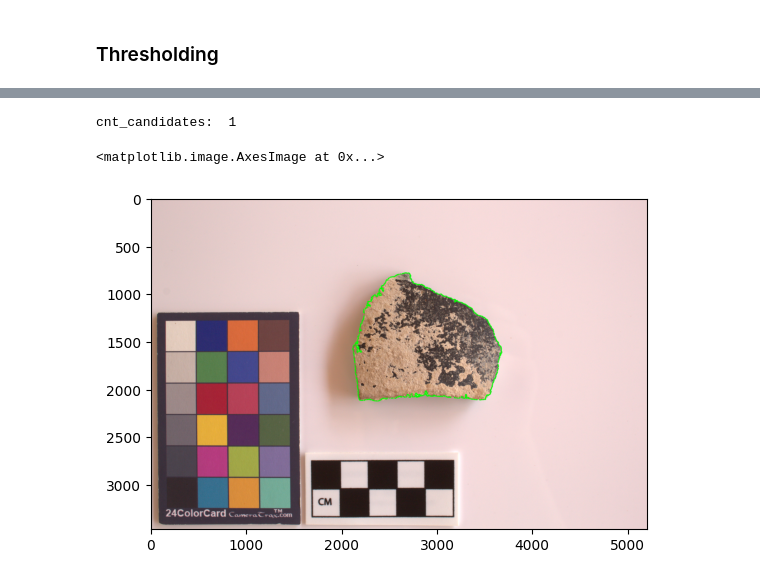
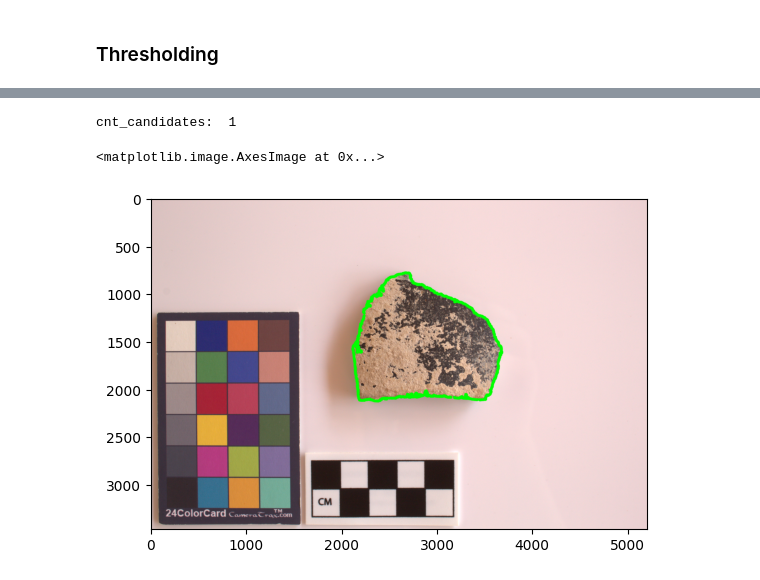
Before and after one commit to FYP-2024-CV-in-Archeology/CV-in-Archeology, a Jupyter notebook: notebooks/Cropping.ipynb, the cells around one changed output, grey strips where cells are left out. Drawn from its saved outputs; the diff is of its cells as text; code cells hidden in the pictures.

```diff
--- a/notebooks/Cropping.ipynb
+++ b/notebooks/Cropping.ipynb
@@ -179,7 +201,6 @@ def getSherdCntByCircularity(cnts):
         if validCnt(cnt):
             area = cv.contourArea(cnt)
             perimeter = cv.arcLength(cnt, True)
-            circularity = 4*math.pi*(area/perimeter**2)
             _,_,w,h = cv.boundingRect(cnt)
             rect_area = w*h
             extent = float(area)/rect_area
@@ -188,23 +209,23 @@ def getSherdCntByCircularity(cnts):
 
     return candidates
 # %%
-if detect24Checker(img.copy(), cv.mcc.CCheckerDetector_create()):
-    thresholded = images_processed[3]
-else:
-    thresholded = images_processed[2]
+# if detect24Checker(img.copy(), cv.mcc.CCheckerDetector_create()):
+thresholded = images_processed[3]
+# else:
+#     thresholded = images_processed[2]
 # %%
 cnts, _ = cv.findContours(
     thresholded, cv.RETR_EXTERNAL, cv.CHAIN_APPROX_SIMPLE)
 # %%
 cnt_candidates = getSherdCntByCircularity(cnts)
 print("cnt_candidates: ", len(cnt_candidates))
 img_cnt = img.copy()
 # select the contour with maximum circularity as the sherd contour
-sherd_cnt = max(cnt_candidates, key=lambda cnt:4*math.pi*(cv.contourArea(cnt)/cv.arcLength(cnt, True)**2))
+sherd_cnt = max(cnt_candidates, key=lambda cnt:cv.contourArea(cnt))
 
-cv.drawContours(img_cnt, sherd_cnt, -1, (0, 255, 0), 10)
+cv.drawContours(img_cnt, sherd_cnt, -1, (0, 255, 0), 30)
 plt.imshow(img_cnt)
 # %% [output]
 cnt_candidates:  1
 <matplotlib.image.AxesImage at 0x...>
-[figure, old version]
+[figure, new version]
```
Also changed, not shown: parts of 11 cells of this notebook, 3 other files.
